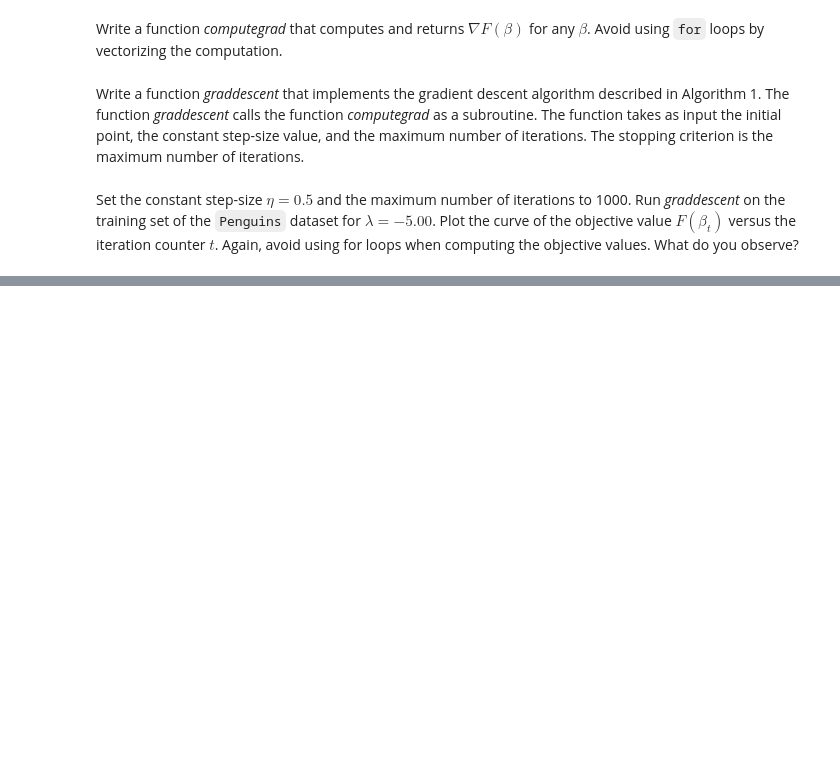
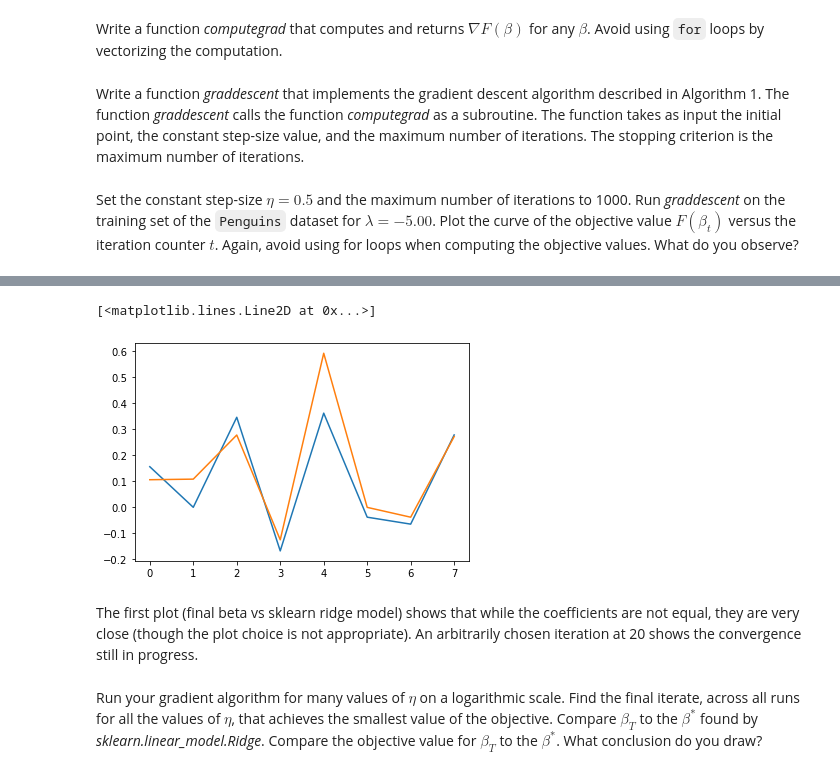
Before and after one commit to emi90/data558, a Jupyter notebook: Homework/hw2_EmilyYamauchi.ipynb, the cells around one changed output, grey strips where cells are left out. Saved outputs shown, nothing was run; the diff lists cells and outputs as text; code cells hidden in the pictures; blank space fills up the shorter version.

```diff
--- a/Homework/hw2_EmilyYamauchi.ipynb
+++ b/Homework/hw2_EmilyYamauchi.ipynb
@@ -135,0 +193,10 @@ ValueError: operands could not be broadcast together with shapes (249,8) (8,249)
+# %%
+plt.plot(betas[20])
+plt.plot(beta_ridge)
+# %% [output]
+[<matplotlib.lines.Line2D at 0x...>]
+[figure, added]
+# %% [markdown]
+The first plot (final beta vs sklearn ridge model) shows that while the coefficients are not equal, they are very close (though the plot choice is not appropriate). An arbitrarily chosen iteration at 20 shows the convergence still in progress.
+# %% [markdown]
+Run your gradient algorithm for many values of $\eta$ on a logarithmic scale. Find the final iterate, across all runs for all the values of $\eta$, that achieves the smallest value of the objective. Compare $\beta_T$ to the $\beta^*$ found by *sklearn.linear_model.Ridge*. Compare the objective value for $\beta_T$ to the $\beta^*$. What conclusion do you draw?
```
Also changed, not shown: parts of 64 cells of this notebook.
